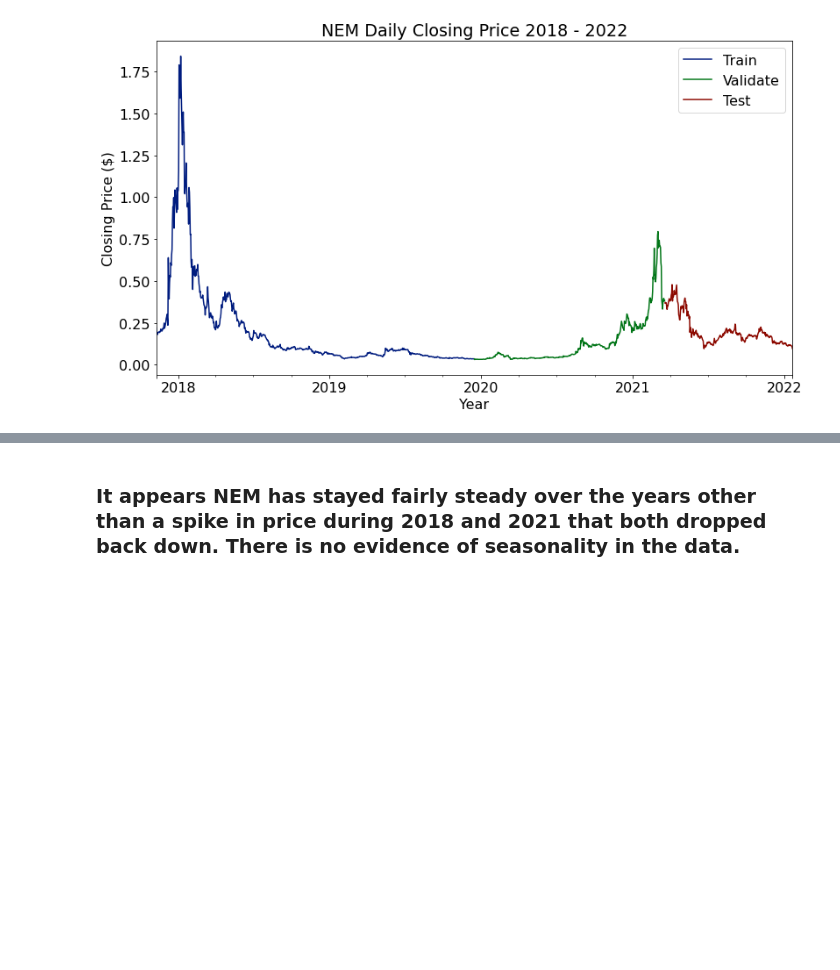
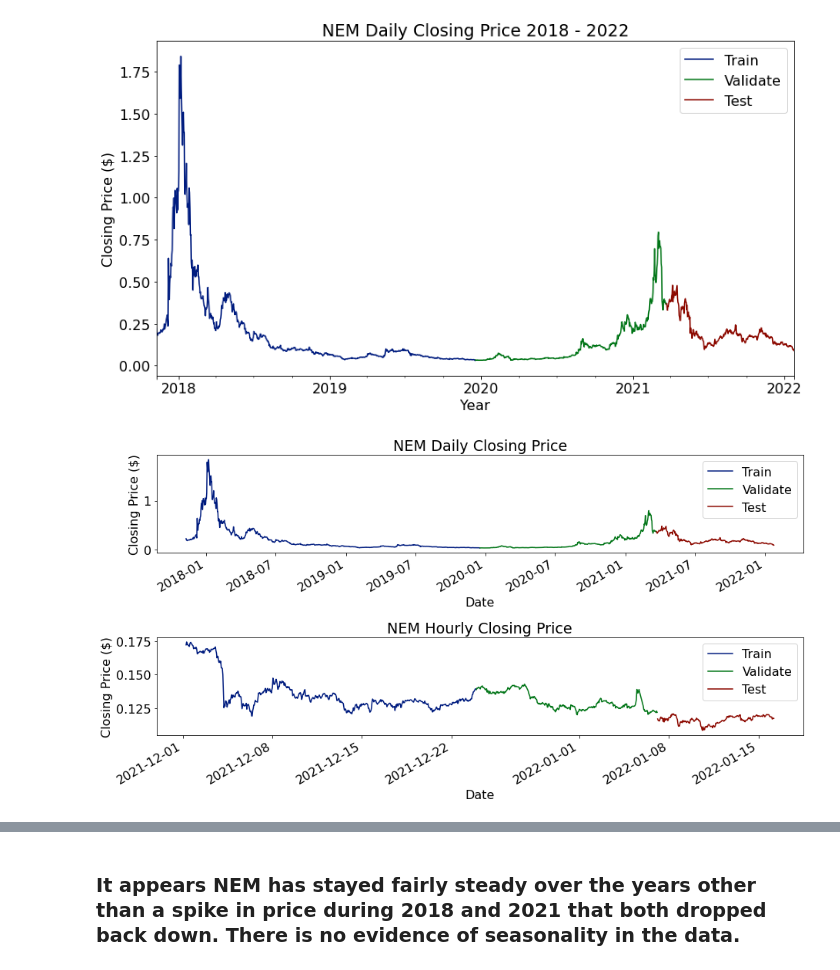
Before and after one commit to lainslie-18/predicting_cryptocurrency_price_with_TSA, a Jupyter notebook: using_tsa_to_predict_cryptocurrency_price_changes.ipynb, the cells around one changed output, grey strips where cells are left out. Cells and saved outputs as stored; diff of their text form; code cells hidden in the pictures; blank space fills up the shorter version.

```diff
--- a/using_tsa_to_predict_cryptocurrency_price_changes.ipynb
+++ b/using_tsa_to_predict_cryptocurrency_price_changes.ipynb
@@ -87,3 +96,18 @@ ax.set(title='NEM Daily Closing Price 2018 - 2022', xlabel='Year', ylabel='Closi
 plt.legend(['Train', 'Validate', 'Test']);
 # %% [output]
 [figure]
+# %%
+fig, (ax1, ax2) = plt.subplots(2)
+ax1.plot(nem_train, label='Train')
+nem_validate.plot(ax=ax1, label='Validate')
+nem_test.plot(ax=ax1, label='Test')
+ax1.set(title='NEM Daily Closing Price', xlabel='Date', ylabel='Closing Price ($)')
+ax1.legend(['Train', 'Validate', 'Test'])
+ax2.plot(nem_hr_train, label='Train')
+nem_hr_validate.plot(ax=ax2, label='Validate')
+nem_hr_test.plot(ax=ax2, label='Test')
+ax2.set(title='NEM Hourly Closing Price', xlabel='Date', ylabel='Closing Price ($)')
+ax2.legend(['Train', 'Validate', 'Test'])
+plt.tight_layout();
+# %% [output]
+[figure, added]
```
Also changed, not shown: parts of 17 cells of this notebook, 2 other files.
